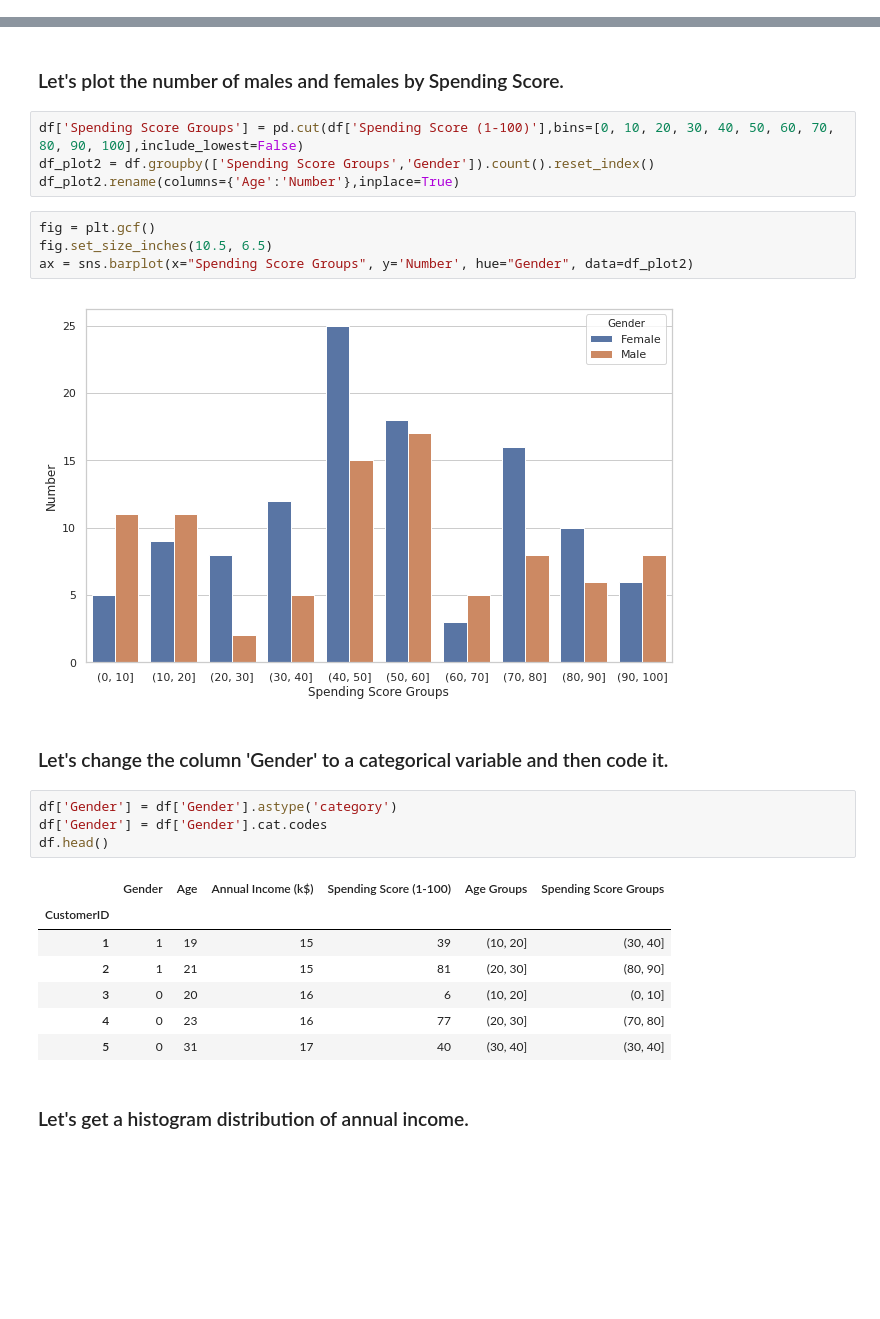
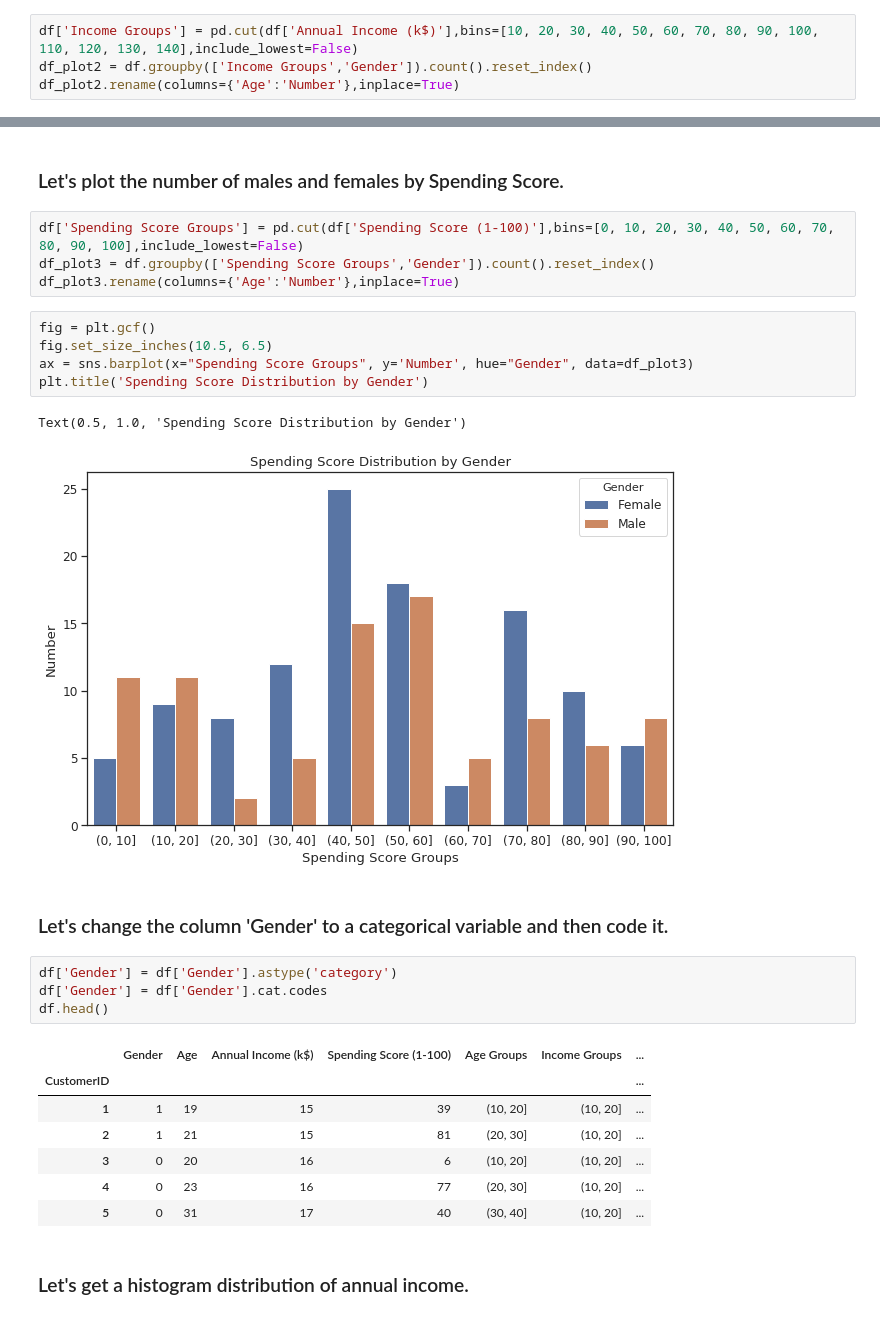
Before and after one commit to ROARMarketingConcepts/Machine-Learning-Projects, a Jupyter notebook: Mall_Customer_Segmentation_Analysis.ipynb, the cells around one changed output, grey strips where cells are left out. Drawn from its saved outputs; the diff is of its cells as text; blank space fills up the shorter version.

```diff
--- a/Mall_Customer_Segmentation_Analysis.ipynb
+++ b/Mall_Customer_Segmentation_Analysis.ipynb
@@ -180,0 +185,4 @@ ax = sns.barplot(x="Age Groups", y='Number', hue="Gender", data=df_plot1)
+# %%
+df['Income Groups'] = pd.cut(df['Annual Income (k$)'],bins=[10, 20, 30, 40, 50, 60, 70, 80, 90, 100, 110, 120, 130, 140],include_lowest=False)
+df_plot2 = df.groupby(['Income Groups','Gender']).count().reset_index()
+df_plot2.rename(columns={'Age':'Number'},inplace=True)
@@ -182,14 +198,16 @@ ax = sns.barplot(x="Age Groups", y='Number', hue="Gender", data=df_plot1)
 ### Let's plot the number of males and females by Spending Score.
 # %%
 df['Spending Score Groups'] = pd.cut(df['Spending Score (1-100)'],bins=[0, 10, 20, 30, 40, 50, 60, 70, 80, 90, 100],include_lowest=False)
-df_plot2 = df.groupby(['Spending Score Groups','Gender']).count().reset_index()
-df_plot2.rename(columns={'Age':'Number'},inplace=True)
+df_plot3 = df.groupby(['Spending Score Groups','Gender']).count().reset_index()
+df_plot3.rename(columns={'Age':'Number'},inplace=True)
 # %%
 fig = plt.gcf()
 fig.set_size_inches(10.5, 6.5)
-ax = sns.barplot(x="Spending Score Groups", y='Number', hue="Gender", data=df_plot2)
+ax = sns.barplot(x="Spending Score Groups", y='Number', hue="Gender", data=df_plot3)
+plt.title('Spending Score Distribution by Gender')
 # %% [output]
+Text(0.5, 1.0, 'Spending Score Distribution by Gender')
-[figure, old version]
+[figure, new version]
 # %% [markdown]
 ### Let's change the column 'Gender' to a categorical variable and then code it.
 # %%
@@ -197,13 +215,13 @@ df['Gender'] = df['Gender'].astype('category')
 df['Gender'] = df['Gender'].cat.codes
 df.head()
 # %% [output]
-|  | Gender | Age | Annual Income (k$) | Spending Score (1-100) | Age Groups | Spending Score Groups |
-| CustomerID |  |  |  |  |  |  |
-| 1 | 1 | 19 | 15 | 39 | (10, 20] | (30, 40] |
-| 2 | 1 | 21 | 15 | 81 | (20, 30] | (80, 90] |
-| 3 | 0 | 20 | 16 | 6 | (10, 20] | (0, 10] |
-| 4 | 0 | 23 | 16 | 77 | (20, 30] | (70, 80] |
-| 5 | 0 | 31 | 17 | 40 | (30, 40] | (30, 40] |
+|  | Gender | Age | Annual Income (k$) | Spending Score (1-100) | Age Groups | Income Groups | ... |
+| CustomerID |  |  |  |  |  |  | ... |
+| 1 | 1 | 19 | 15 | 39 | (10, 20] | (10, 20] | ... |
+| 2 | 1 | 21 | 15 | 81 | (20, 30] | (10, 20] | ... |
+| 3 | 0 | 20 | 16 | 6 | (10, 20] | (10, 20] | ... |
+| 4 | 0 | 23 | 16 | 77 | (20, 30] | (10, 20] | ... |
+| 5 | 0 | 31 | 17 | 40 | (30, 40] | (10, 20] | ... |
 # %% [markdown]
 ### Let's get a histogram distribution of annual income.
 # %%
```
Also changed, not shown: parts of 3 cells of this notebook.
